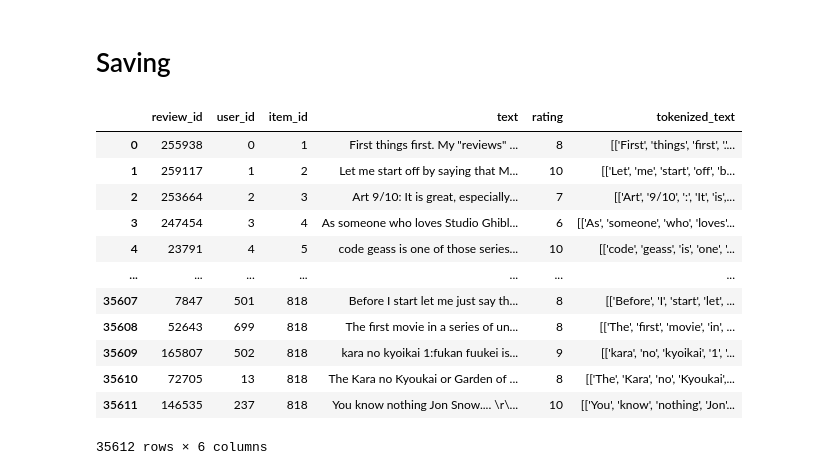
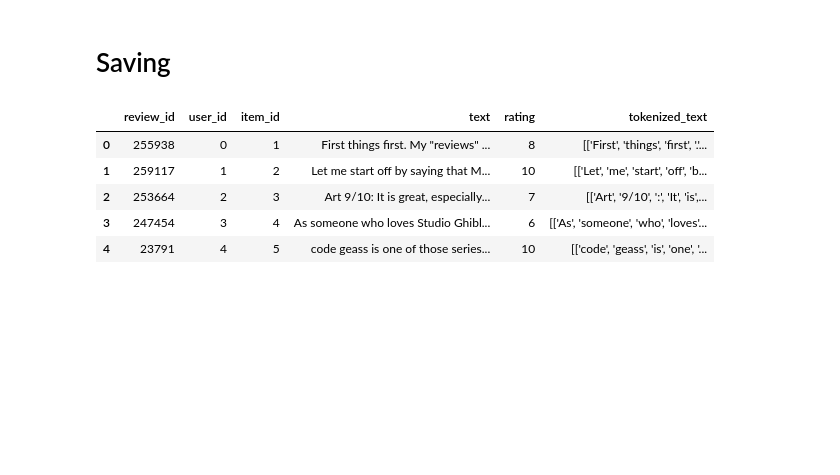
Before and after one commit to matthewyangcs/nlp-final-proj, a Jupyter notebook: data_processing.ipynb, the cells around one changed output. Saved outputs shown, nothing was run; the diff lists cells and outputs as text; code cells hidden in the pictures; blank space fills up the shorter version.

```diff
--- a/data_processing.ipynb
+++ b/data_processing.ipynb
@@ -226,18 +252,11 @@ reviews.to_csv(os.path.join(PROCESSED_FOLDER, PROCESSED_REVIEWS_FILE), index=Fal
 # %%
-test_reviews = pd.read_csv(os.path.join(PROCESSED_FOLDER, PROCESSED_REVIEWS_FILE))
+filtered_reviews_df = pd.read_csv(os.path.join(PROCESSED_FOLDER, PROCESSED_REVIEWS_FILE))
 # %%
-test_reviews
+filtered_reviews_df.head()
 # %% [output]
 |  | review_id | user_id | item_id | text | rating | tokenized_text |
 | 0 | 255938 | 0 | 1 | First things first. My "reviews" ... | 8 | [['First', 'things', 'first', '.'... |
 | 1 | 259117 | 1 | 2 | Let me start off by saying that M... | 10 | [['Let', 'me', 'start', 'off', 'b... |
 | 2 | 253664 | 2 | 3 | Art 9/10: It is great, especially... | 7 | [['Art', '9/10', ':', 'It', 'is',... |
 | 3 | 247454 | 3 | 4 | As someone who loves Studio Ghibl... | 6 | [['As', 'someone', 'who', 'loves'... |
 | 4 | 23791 | 4 | 5 | code geass is one of those series... | 10 | [['code', 'geass', 'is', 'one', '... |
-| ... | ... | ... | ... | ... | ... | ... |
-| 35607 | 7847 | 501 | 818 | Before I start let me just say th... | 8 | [['Before', 'I', 'start', 'let', ... |
-| 35608 | 52643 | 699 | 818 | The first movie in a series of un... | 8 | [['The', 'first', 'movie', 'in', ... |
-| 35609 | 165807 | 502 | 818 | kara no kyoikai 1:fukan fuukei is... | 9 | [['kara', 'no', 'kyoikai', '1', '... |
-| 35610 | 72705 | 13 | 818 | The Kara no Kyoukai or Garden of ... | 8 | [['The', 'Kara', 'no', 'Kyoukai',... |
-| 35611 | 146535 | 237 | 818 | You know nothing Jon Snow.... \r\... | 10 | [['You', 'know', 'nothing', 'Jon'... |
-35612 rows × 6 columns
```
Also changed, not shown: parts of 8 cells of this notebook.
